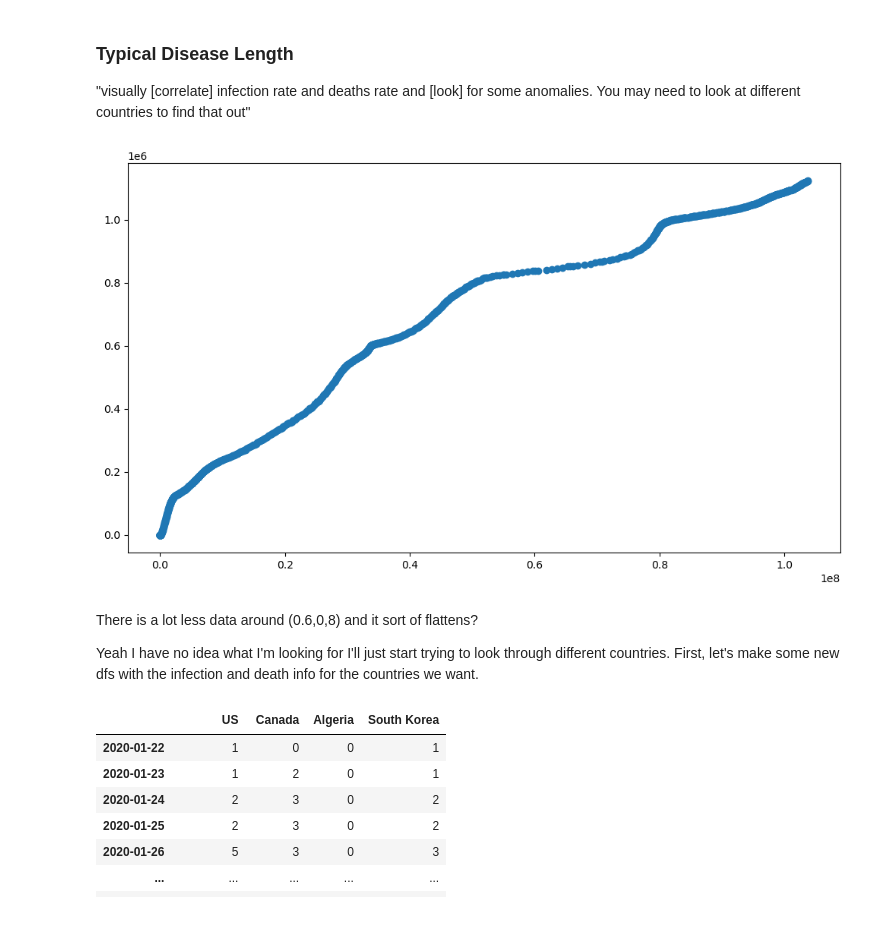
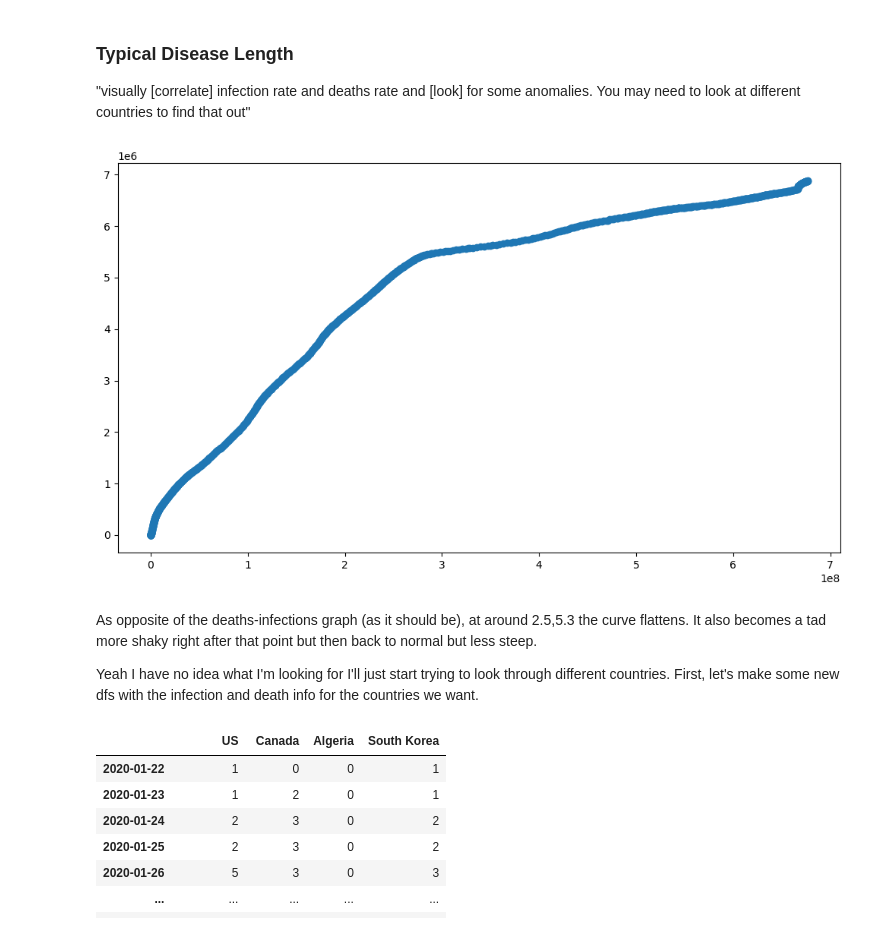
Before and after one commit to ijessicachen/introdatascience, a Jupyter notebook: 2-Working-With-Data/07-python/covidspread.ipynb, the cells around one changed output. Saved outputs shown, nothing was run; the diff lists cells and outputs as text; code cells hidden in the pictures.

Commit message:
I don't know if I did it right, but 3/4 covidspread challenges are done.

```diff
--- a/2-Working-With-Data/07-python/covidspread.ipynb
+++ b/2-Working-With-Data/07-python/covidspread.ipynb
@@ -536,13 +536,13 @@ There certainly seem to be some trends, but there is not clear correlation betwe
 # %%
 # shamelessly copied from 1-4
 plt.figure(figsize=(10,6))
-plt.scatter(corr_infected,corr_deaths)
+plt.scatter(infected.sum(axis = 0),deaths.sum(axis = 0))
 plt.tight_layout()
 plt.show()
 # %% [output]
-[figure, old version]
+[figure, new version]
 # %% [markdown]
-There is a lot less data around (0.6,0,8) and it sort of flattens?
+As opposite of the deaths-infections graph (as it should be), at around 2.5,5.3 the curve flattens. It also becomes a tad more shaky right after that point but then back to normal but less steep.
 
 Yeah I have no idea what I'm looking for I'll just start trying to look through different countries. First, let's make some new dfs with the infection and death info for the countries we want.
 # %%
```
Also changed, not shown: parts of 9 cells of this notebook.
